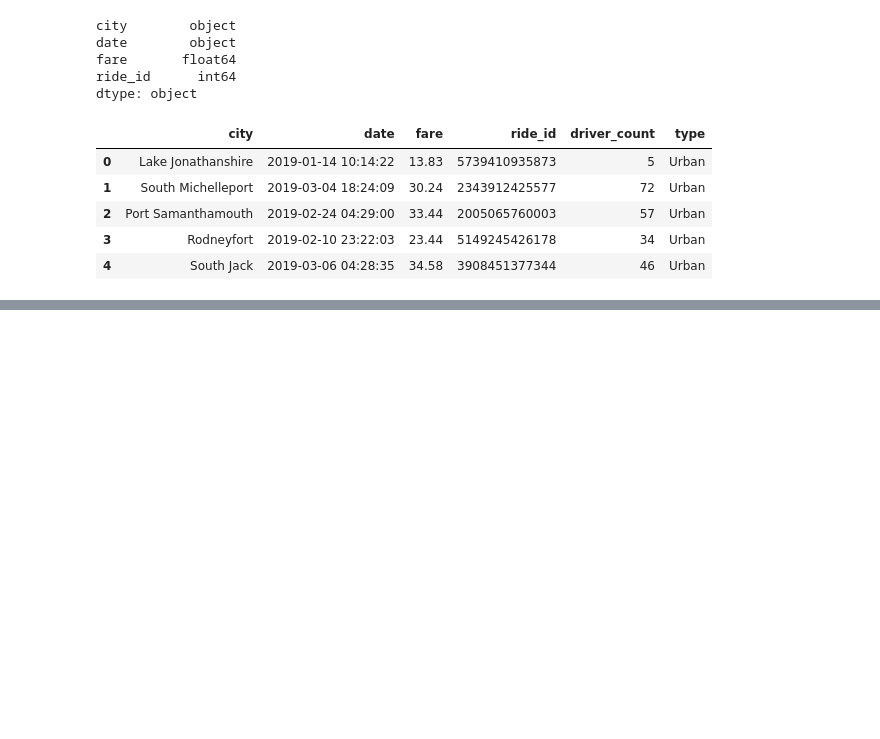
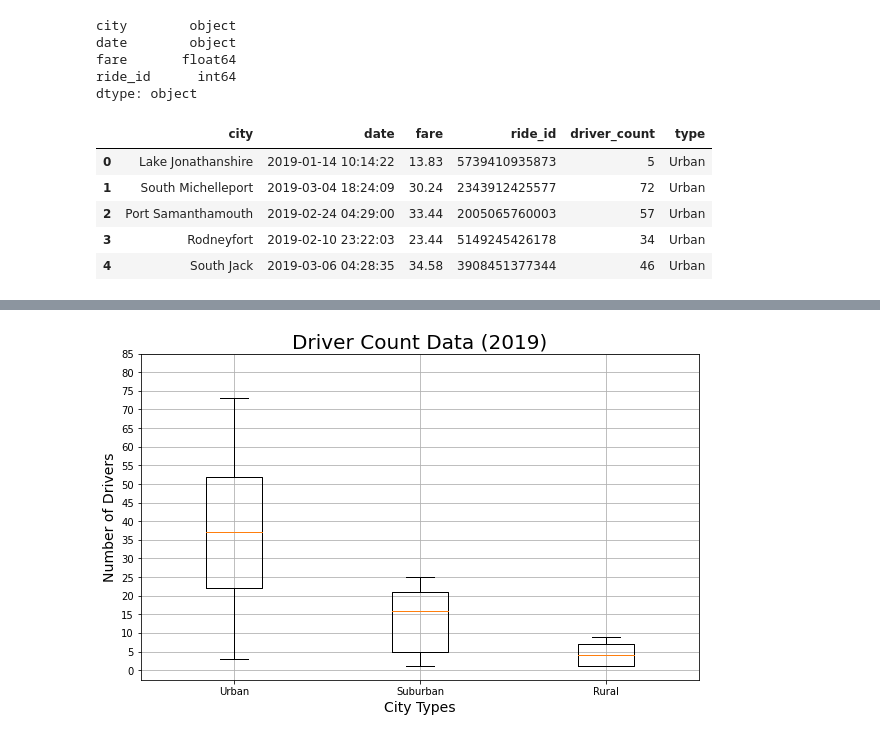
Before and after one commit to tsevi11a/PyBer_Analysis, a Jupyter notebook: PyBer.ipynb, the cells around one changed output, grey strips where cells are left out. Drawn from its saved outputs; the diff is of its cells as text; code cells hidden in the pictures; blank space fills up the shorter version.

```diff
--- a/PyBer.ipynb
+++ b/PyBer.ipynb
@@ -379,0 +638,17 @@ plt.show()
+# %%
+# Calculate the measures of central tendency for driver count for the suburban cities.
+
+# Get the driver count for the suburban cities by creating a series
+suburban_drivers = suburban_cities_df["driver_count"]
+
+# Calculate mean using NumPy mean function
+mean_suburban_drivers = np.mean(suburban_drivers)
+print(f"The mean driver count for suburban cities {mean_suburban_drivers:.2f}.")
+
+# Calculate median using NumPy median function
+median_suburban_drivers = np.median(suburban_drivers)
+print(f"The median driver count for suburban cities is {median_suburban_drivers:.2f}.")
+
+# Calculate mode using SciPy stats mode function
+mode_suburban_drivers = sts.mode(suburban_drivers)
+print(f"The mode driver count for suburban cities is {mode_suburban_drivers}.")
@@ -379,0 +703,19 @@ plt.show()
+# %%
+# Create Box-and-Whisker Plots for Driver Count Data
+
+# Create a box-and-whisker plot for the driver count data for each city type.
+x_labels = ["Urban", "Suburban","Rural"] #create the x-axis labels with a list
+driver_count_data = [urban_drivers, suburban_drivers, rural_drivers] #list of data
+fig, ax = plt.subplots(figsize=(10, 6)) #adjust figure size
+ax.set_title('Driver Count Data (2019)',fontsize=20)
+ax.set_ylabel('Number of Drivers',fontsize=14)
+ax.set_xlabel("City Types",fontsize=14)
+ax.boxplot(driver_count_data, labels=x_labels) #data and labels are passed in the boxplot function
+ax.set_yticks(np.arange(0, 90, step=5.0)) #set ticks with range from 0 to 90 at an increment of 5
+ax.grid() #show gridlines
+
+plt.savefig("Analysis/Fig4.png") # Save the figure.
+
+plt.show() #show plot
+# %% [output]
+[figure, added]
```
Also changed, not shown: parts of 58 cells of this notebook, 3 other files.
